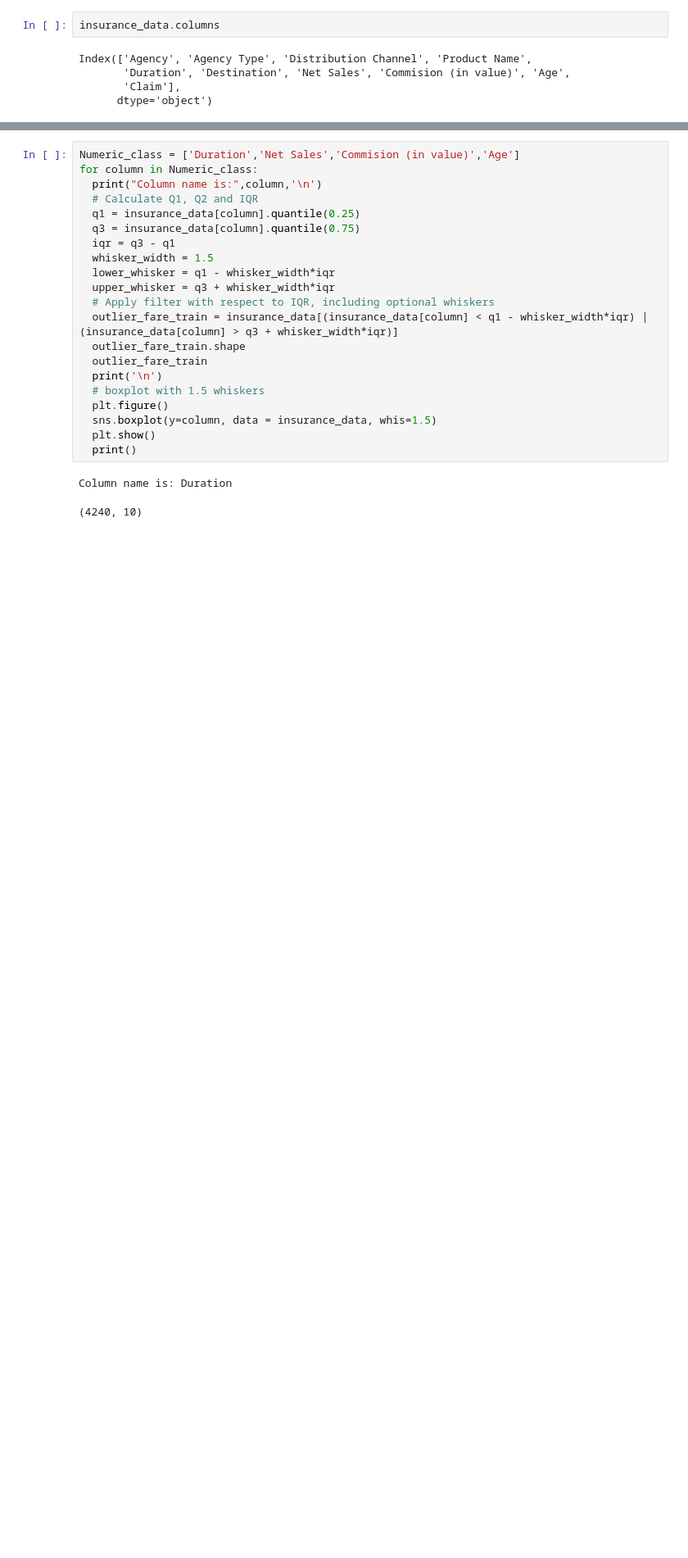
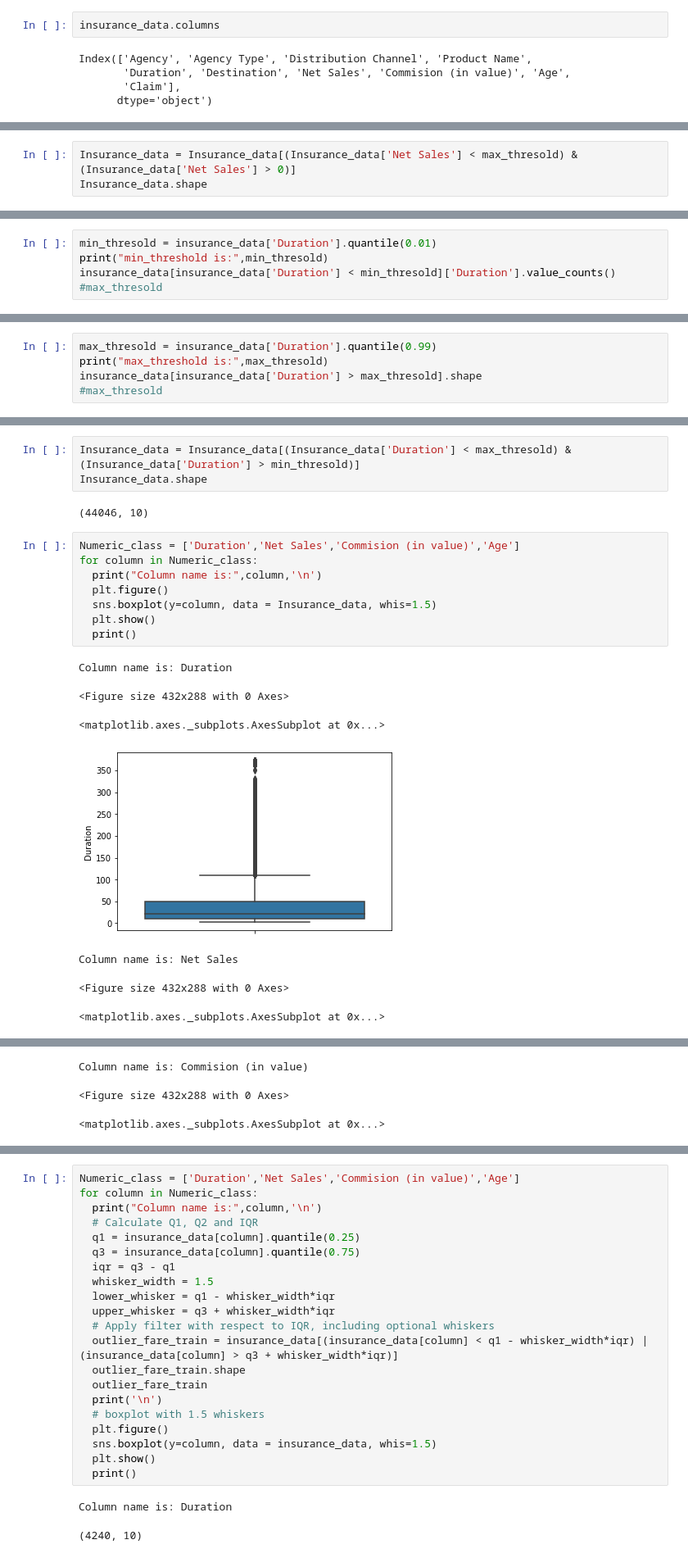
Before and after one commit to bhanuteja2001/Advanced-Travel-Insurance-Claim-Prediction, a Jupyter notebook: Insurance.ipynb, the cells around one changed output, grey strips where cells are left out. Shown at 82% size. Cells and saved outputs as stored; diff of their text form; blank space fills up the shorter version.

```diff
--- a/Insurance.ipynb
+++ b/Insurance.ipynb
@@ -175,0 +266,3 @@ Index(['Agency', 'Agency Type', 'Distribution Channel', 'Product Name',
+# %%
+Insurance_data = Insurance_data[(Insurance_data['Net Sales'] < max_thresold) & (Insurance_data['Net Sales'] > 0)]
+Insurance_data.shape
@@ -175,0 +273,5 @@ Index(['Agency', 'Agency Type', 'Distribution Channel', 'Product Name',
+# %%
+min_thresold = insurance_data['Duration'].quantile(0.01)
+print("min_threshold is:",min_thresold)
+insurance_data[insurance_data['Duration'] < min_thresold]['Duration'].value_counts()
+#max_thresold
@@ -175,0 +284,5 @@ Index(['Agency', 'Agency Type', 'Distribution Channel', 'Product Name',
+# %%
+max_thresold = insurance_data['Duration'].quantile(0.99)
+print("max_threshold is:",max_thresold)
+insurance_data[insurance_data['Duration'] > max_thresold].shape
+#max_thresold
@@ -175,0 +292,21 @@ Index(['Agency', 'Agency Type', 'Distribution Channel', 'Product Name',
+# %%
+Insurance_data = Insurance_data[(Insurance_data['Duration'] < max_thresold) & (Insurance_data['Duration'] > min_thresold)]
+Insurance_data.shape
+# %% [output]
+(44046, 10)
+# %%
+Numeric_class = ['Duration','Net Sales','Commision (in value)','Age']
+for column in Numeric_class:
+  print("Column name is:",column,'\n')
+  plt.figure()
+  sns.boxplot(y=column, data = Insurance_data, whis=1.5)
+  plt.show()
+  print()
+# %% [output]
+Column name is: Duration
+<Figure size 432x288 with 0 Axes>
+<matplotlib.axes._subplots.AxesSubplot at 0x...>
+[figure, added]
+Column name is: Net Sales
+<Figure size 432x288 with 0 Axes>
+<matplotlib.axes._subplots.AxesSubplot at 0x...>
@@ -175,0 +314,3 @@ Index(['Agency', 'Agency Type', 'Distribution Channel', 'Product Name',
+Column name is: Commision (in value)
+<Figure size 432x288 with 0 Axes>
+<matplotlib.axes._subplots.AxesSubplot at 0x...>
```
Also changed, not shown: parts of 23 cells of this notebook.
